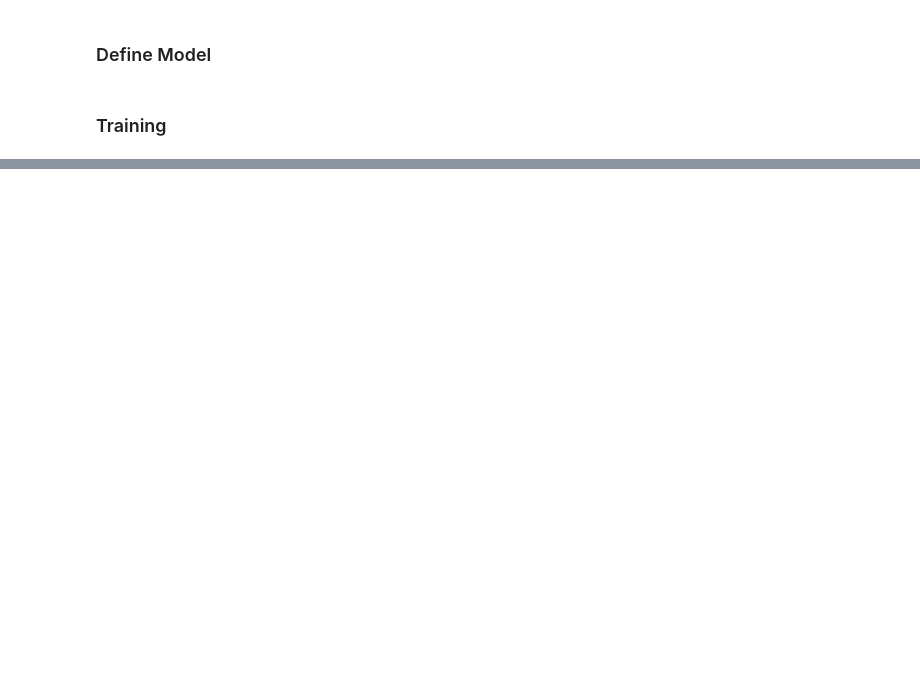
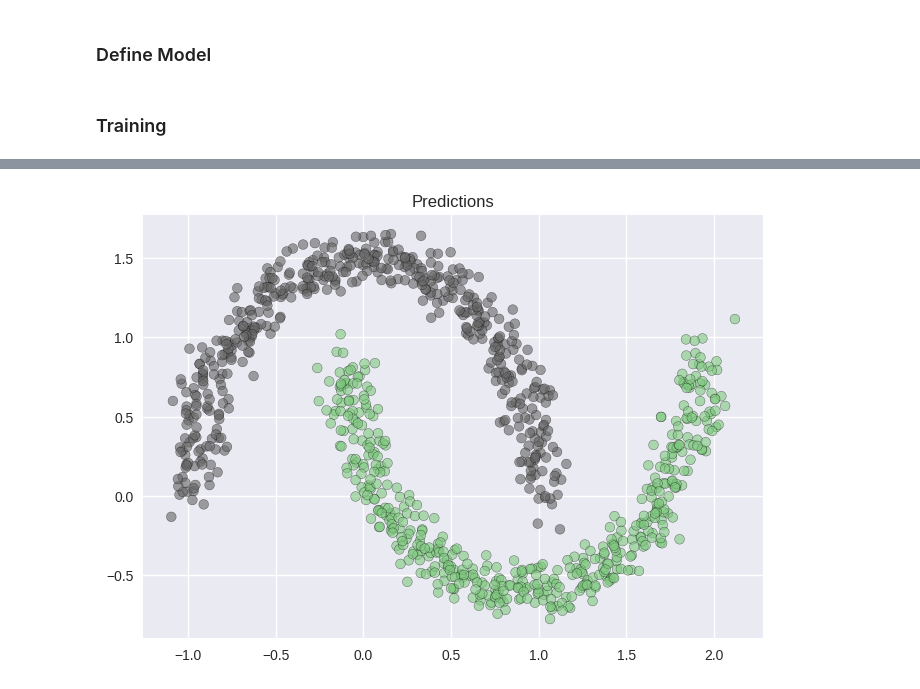
Before and after one commit to rohit-krish/Deeplex, a Jupyter notebook: examples/eg1_linear.ipynb, the cells around one changed output, grey strips where cells are left out. Saved outputs shown, nothing was run; the diff lists cells and outputs as text; code cells hidden in the pictures; blank space fills up the shorter version.

```diff
--- a/examples/eg1_linear.ipynb
+++ b/examples/eg1_linear.ipynb
@@ -112 +122,12 @@ plt.show()
+# %%
+with no_grad():
+    preds = model(X).data.get().reshape(-1).round()
+
+X_ = X.data.get()
+
+plt.title('Predictions')
+plt.scatter(X_[:, 0], X_[:, 1], alpha=.6, edgecolors='k', c=preds, cmap='Accent_r')
+plt.show()
+# %% [output]
+[figure, added]
 # %%
```
Also changed, not shown: parts of 16 cells of this notebook.
